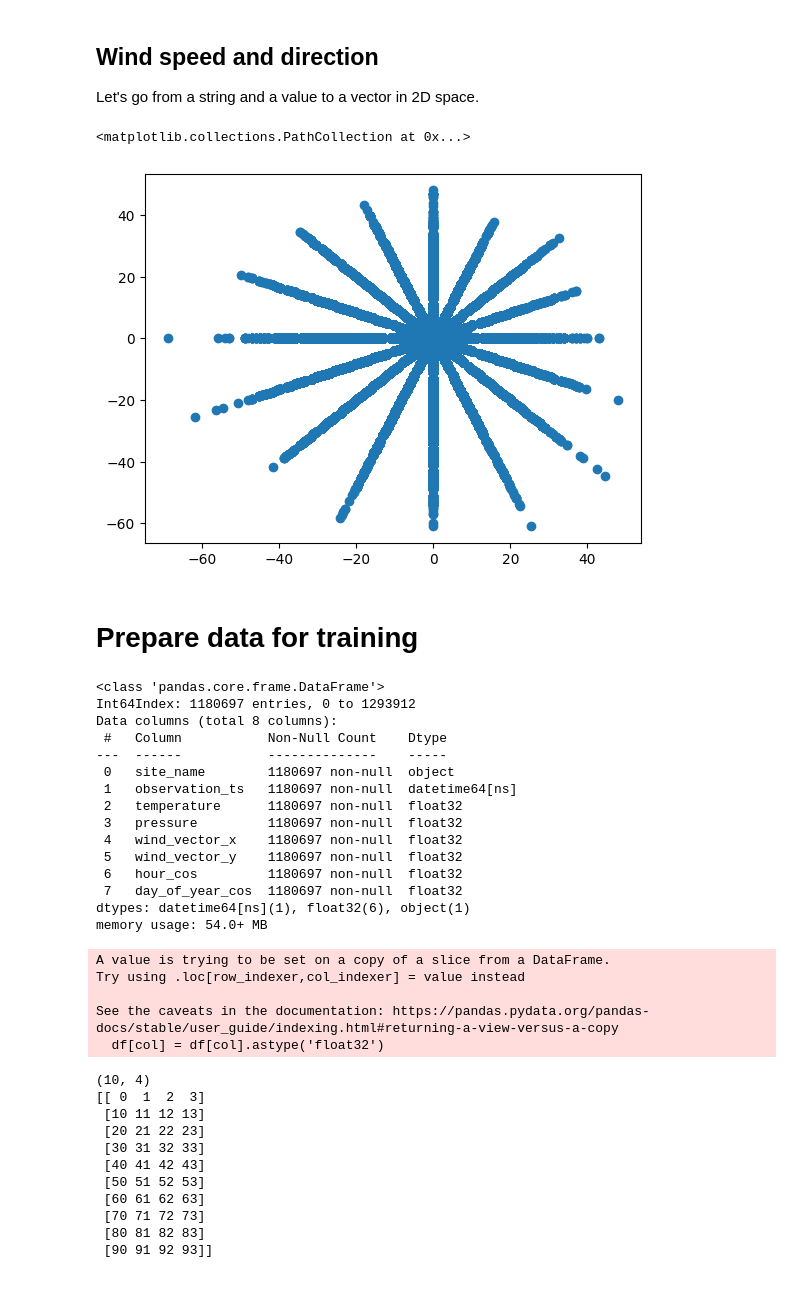
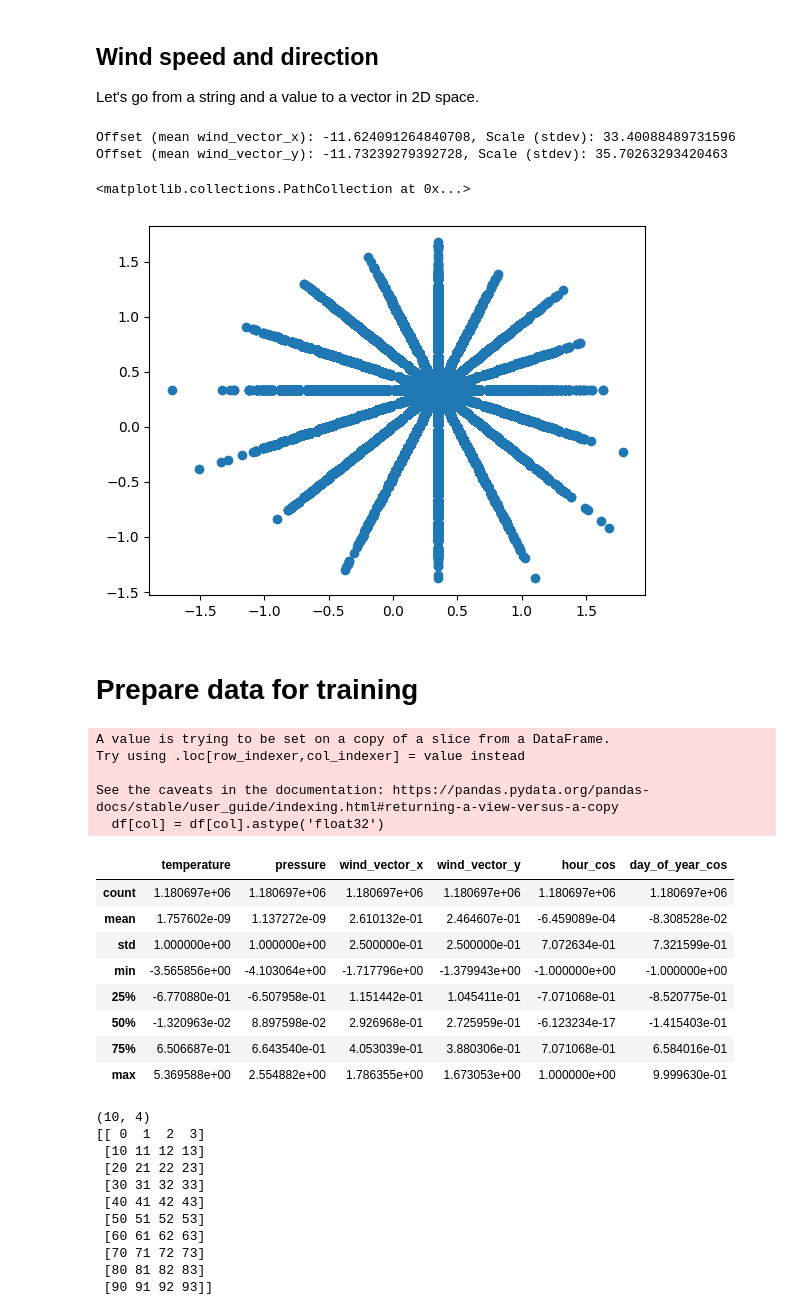
Before and after one commit to DanteLore/simple-prediction, a Jupyter notebook: weather_prediction/weather_prediction_2.ipynb, the cells around one changed output. Drawn from its saved outputs; the diff is of its cells as text; code cells hidden in the pictures; blank space fills up the shorter version.

```diff
--- a/weather_prediction/weather_prediction_2.ipynb
+++ b/weather_prediction/weather_prediction_2.ipynb
@@ -144,35 +144,50 @@ wind_lookup = {
     "ESE": 112.5,
     "SE": 135.0,
     "SSE": 157.5,
     "S": 180.0,
     "SSW": 202.5,
     "SW": 225.0,
     "WSW": 247.5,
     "W": 270.0,
     "WNW": 292.5,
     "NW": 315.0,
     "NNW": 337.5,
     "": 0.0,
     None: 0.0
 }
 
 df['wind_direction_degrees'] = df['wind_direction'].map(wind_lookup)
 
 # Next convert to an X,Y coordinate, using direction and magnitude (wind speed)
 def get_x(angle, magnitude):
     return np.cos(angle * np.pi / 180) * magnitude
 
 def get_y(angle, magnitude):
     return np.sin(angle * np.pi / 180) * magnitude
 
 df['wind_vector_x'] = df[['wind_direction_degrees', 'wind_speed']].apply(lambda v: get_x(*v), axis=1)
 df['wind_vector_y'] = df[['wind_direction_degrees', 'wind_speed']].apply(lambda v: get_y(*v), axis=1)
 
+# Let's normalise those wind variables. -60 -> +50 is too big a range!
+# Also, since wind is not a critical variable, let's make it even smaller
+wind_weight = 4
+wind_vector_x_offset = df['wind_vector_x'].mean() * wind_weight
+wind_vector_x_scale = df['wind_vector_x'].std() * wind_weight
+print(f"Offset (mean wind_vector_x): {wind_vector_x_offset}, Scale (stdev): {wind_vector_x_scale}")
+df['wind_vector_x'] = df['wind_vector_x'].apply(lambda a: (a - wind_vector_x_offset) / wind_vector_x_scale)
+
+wind_vector_y_offset = df['wind_vector_y'].mean() * wind_weight
+wind_vector_y_scale = df['wind_vector_y'].std() * wind_weight
+print(f"Offset (mean wind_vector_y): {wind_vector_y_offset}, Scale (stdev): {wind_vector_y_scale}")
+df['wind_vector_y'] = df['wind_vector_y'].apply(lambda a: (a - wind_vector_y_offset) / wind_vector_y_scale)
+
 # And plot the results...
 plt.scatter(df['wind_vector_x'], df['wind_vector_y'])
 # %% [output]
-<matplotlib.collections.PathCollection at 0x...>
+Offset (mean wind_vector_x): -11.624091264840708, Scale (stdev): 33.40088489731596
+Offset (mean wind_vector_y): -11.73239279392728, Scale (stdev): 35.70263293420463
+<matplotlib.collections.PathCollection at 0x...>
-[figure, old version]
+[figure, new version]
 # %% [markdown]
 # Prepare data for training
 # %%
@@ -182,28 +197,22 @@ df = df[['site_name', 'observation_ts', 'temperature', 'pressure', 'wind_vector_
 for col in ['temperature', 'pressure', 'wind_vector_x', 'wind_vector_y', 'hour_cos', 'day_of_year_cos']:
     df[col] = df[col].astype('float32')
 
-df.info()
+df.describe()
 # %% [output]
-<class 'pandas.core.frame.DataFrame'>
-Int64Index: 1180697 entries, 0 to 1293912
-Data columns (total 8 columns):
- #   Column           Non-Null Count    Dtype
----  ------           --------------    -----
- 0   site_name        1180697 non-null  object
- 1   observation_ts   1180697 non-null  datetime64[ns]
- 2   temperature      1180697 non-null  float32
- 3   pressure         1180697 non-null  float32
- 4   wind_vector_x    1180697 non-null  float32
- 5   wind_vector_y    1180697 non-null  float32
- 6   hour_cos         1180697 non-null  float32
- 7   day_of_year_cos  1180697 non-null  float32
-dtypes: datetime64[ns](1), float32(6), object(1)
-memory usage: 54.0+ MB
+A value is trying to be set on a copy of a slice from a DataFrame.
+Try using .loc[row_indexer,col_indexer] = value instead
+
+See the caveats in the documentation: https://pandas.pydata.org/pandas-docs/stable/user_guide/indexing.html#returning-a-view-versus-a-copy
+  df[col] = df[col].astype('float32')
-A value is trying to be set on a copy of a slice from a DataFrame.
-Try using .loc[row_indexer,col_indexer] = value instead
-
-See the caveats in the documentation: https://pandas.pydata.org/pandas-docs/stable/user_guide/indexing.html#returning-a-view-versus-a-copy
-  df[col] = df[col].astype('float32')
+|  | temperature | pressure | wind_vector_x | wind_vector_y | hour_cos | day_of_year_cos |
+| count | 1.180697e+06 | 1.180697e+06 | 1.180697e+06 | 1.180697e+06 | 1.180697e+06 | 1.180697e+06 |
+| mean | 1.757602e-09 | 1.137272e-09 | 2.610132e-01 | 2.464607e-01 | -6.459089e-04 | -8.308528e-02 |
+| std | 1.000000e+00 | 1.000000e+00 | 2.500000e-01 | 2.500000e-01 | 7.072634e-01 | 7.321599e-01 |
+| min | -3.565856e+00 | -4.103064e+00 | -1.717796e+00 | -1.379943e+00 | -1.000000e+00 | -1.000000e+00 |
+| 25% | -6.770880e-01 | -6.507958e-01 | 1.151442e-01 | 1.045411e-01 | -7.071068e-01 | -8.520775e-01 |
+| 50% | -1.320963e-02 | 8.897598e-02 | 2.926968e-01 | 2.725959e-01 | -6.123234e-17 | -1.415403e-01 |
+| 75% | 6.506687e-01 | 6.643540e-01 | 4.053039e-01 | 3.880306e-01 | 7.071068e-01 | 6.584016e-01 |
+| max | 5.369588e+00 | 2.554882e+00 | 1.786355e+00 | 1.673053e+00 | 1.000000e+00 | 9.999630e-01 |
 # %%
 # This chunk of code is just here to explain the sliding window function, and use of reshape etc.
 
```
Also changed, not shown: parts of 3 cells of this notebook, 1 other file.
